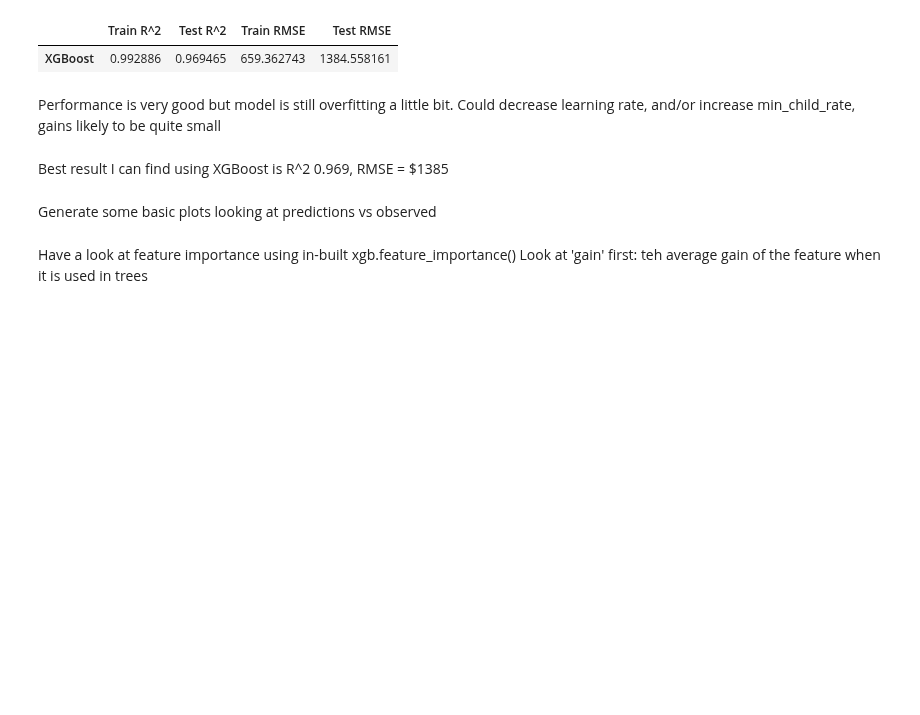
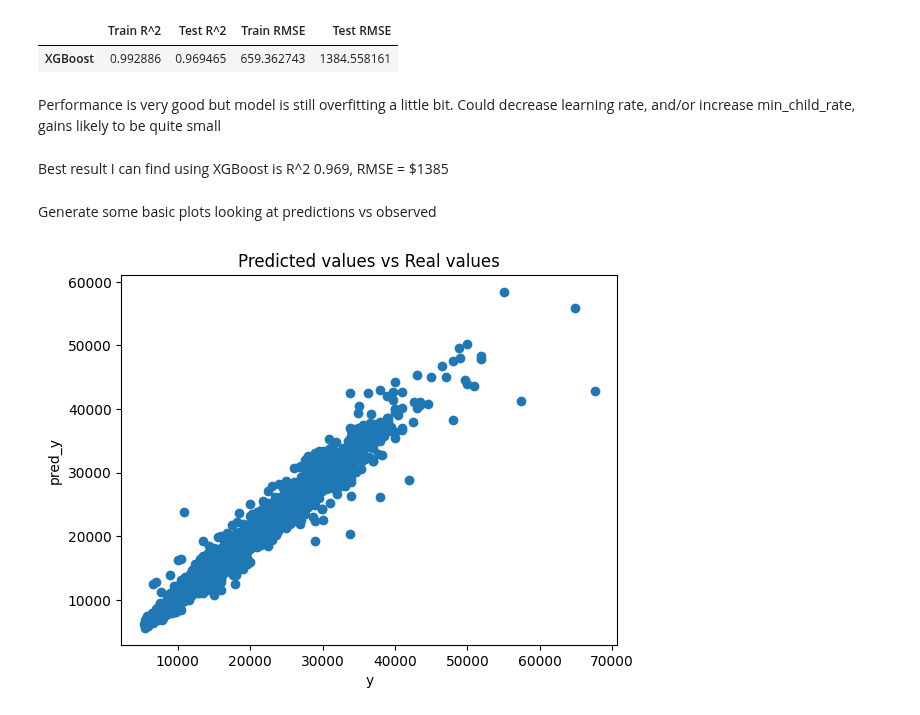
Before and after one commit to balintstewart77/magnimind-assignments, a Jupyter notebook: Auto_scout/auto_scout_part6_estimators.ipynb, the cells around one changed output. Cells and saved outputs as stored; diff of their text form; code cells hidden in the pictures; blank space fills up the shorter version.

```diff
--- a/Auto_scout/auto_scout_part6_estimators.ipynb
+++ b/Auto_scout/auto_scout_part6_estimators.ipynb
@@ -316,6 +301,12 @@ Performance is very good but model is still overfitting a little bit. Could decr
 Best result I can find using XGBoost is R^2 0.969, RMSE = $1385
 # %% [markdown]
 Generate some basic plots looking at predictions vs observed
-# %% [markdown]
-Have a look at feature importance using in-built xgb.feature_importance()
-Look at 'gain' first: teh average gain of the feature when it is used in trees
+# %%
+# Lok at predicted values plotted against real values
+plt.scatter(y_test, y_test_pred_original)
+plt.xlabel('y')
+plt.ylabel('pred_y')
+plt.title('Predicted values vs Real values')
+plt.show()
+# %% [output]
+[figure, added]
```
Also changed, not shown: parts of 10 cells of this notebook.
